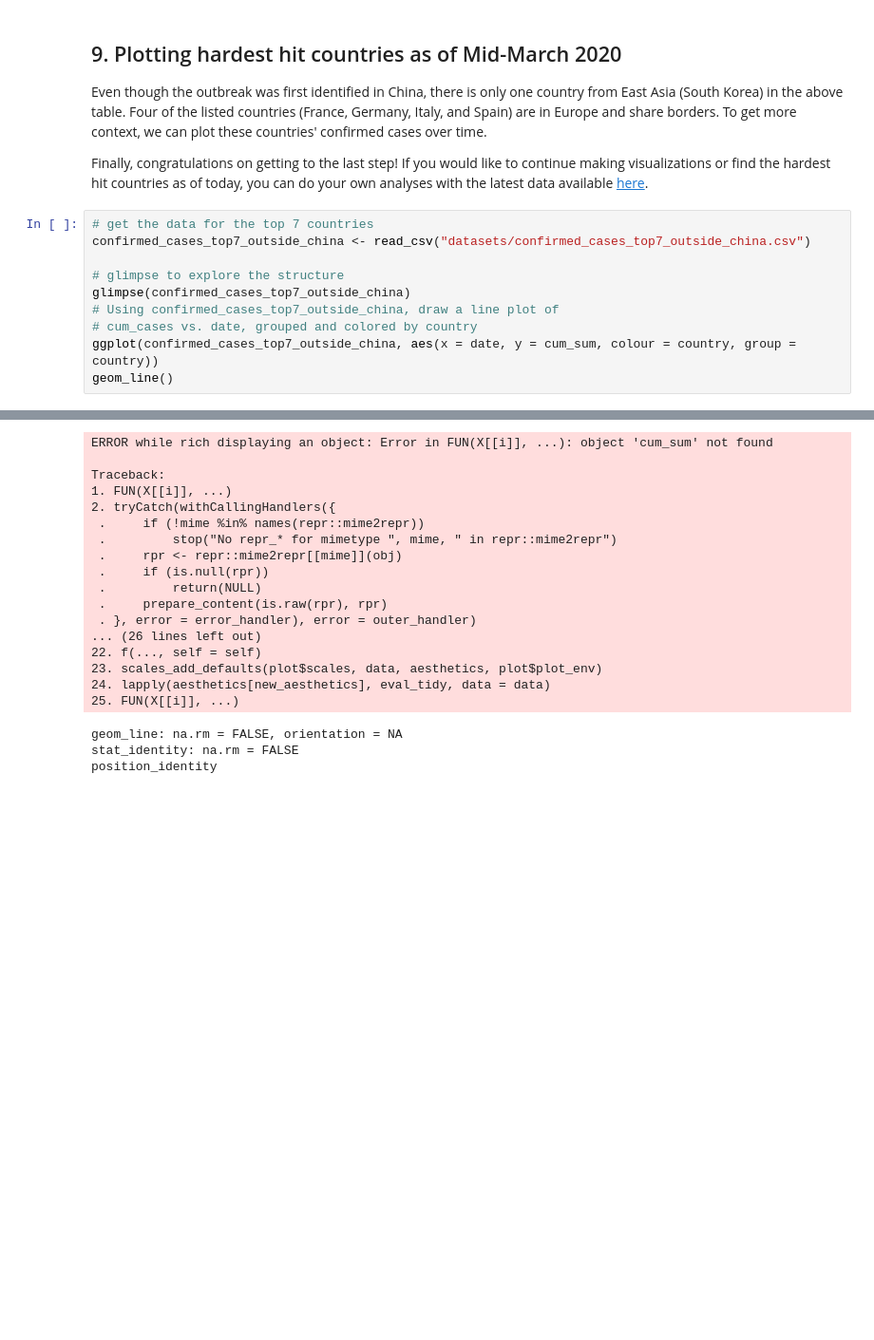
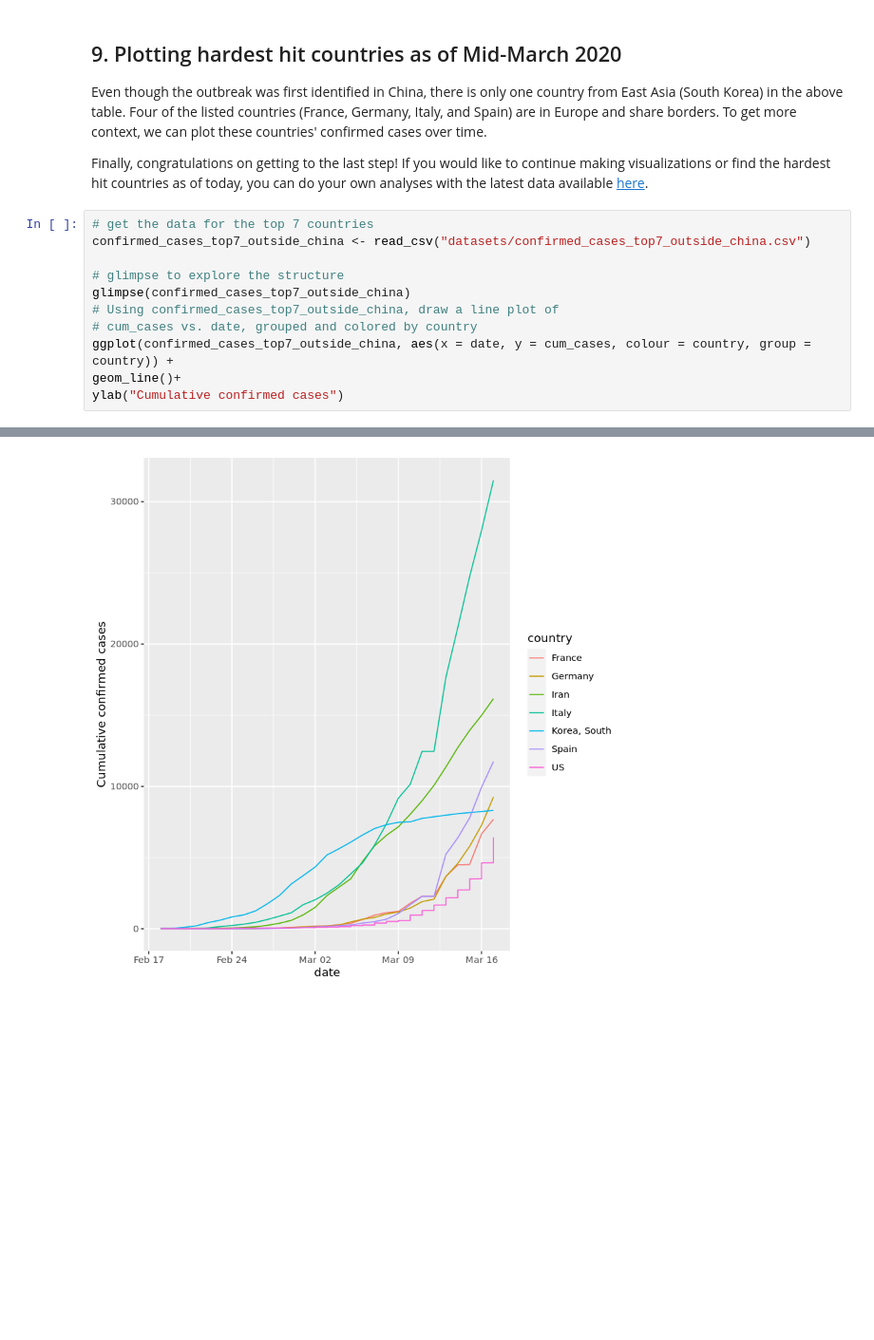
Before and after one commit to astham05/Covid19visualization, a Jupyter notebook: notebook.ipynb, the cells around one changed output, grey strips where cells are left out. Shown: that part at 95% size. Cells and saved outputs as stored; diff of their text form; blank space fills up the shorter version.

```diff
--- a/notebook.ipynb
+++ b/notebook.ipynb
@@ -210,43 +210,24 @@ A tibble: 7 x 2
 # %%
 # get the data for the top 7 countries
 confirmed_cases_top7_outside_china <- read_csv("datasets/confirmed_cases_top7_outside_china.csv")
 
 # glimpse to explore the structure
 glimpse(confirmed_cases_top7_outside_china)
 # Using confirmed_cases_top7_outside_china, draw a line plot of
 # cum_cases vs. date, grouped and colored by country
-ggplot(confirmed_cases_top7_outside_china, aes(x = date, y = cum_sum, colour = country, group = country))
-geom_line()
+ggplot(confirmed_cases_top7_outside_china, aes(x = date, y = cum_cases, colour = country, group = country)) +
+geom_line()+
+ylab("Cumulative confirmed cases")
 # %% [output]
 Parsed with column specification:
 cols(
   country = col_character(),
   date = col_date(format = ""),
   cum_cases = col_double()
 )
 Observations: 2,030
 Variables: 3
 $ country   <chr> "Germany", "Iran", "Italy", "Korea, South", "Spain", "US"...
 $ date      <date> 2020-02-18, 2020-02-18, 2020-02-18, 2020-02-18, 2020-02-...
 $ cum_cases <dbl> 16, 0, 3, 31, 2, 13, 13, 13, 13, 13, 13, 13, 13, 13, 13, ...
-ERROR while rich displaying an object: Error in FUN(X[[i]], ...): object 'cum_sum' not found
-
-Traceback:
-1. FUN(X[[i]], ...)
-2. tryCatch(withCallingHandlers({
- .     if (!mime %in% names(repr::mime2repr))
- .         stop("No repr_* for mimetype ", mime, " in repr::mime2repr")
- .     rpr <- repr::mime2repr[[mime]](obj)
- .     if (is.null(rpr))
- .         return(NULL)
- .     prepare_content(is.raw(rpr), rpr)
- . }, error = error_handler), error = outer_handler)
-... (26 lines left out)
-22. f(..., self = self)
-23. scales_add_defaults(plot$scales, data, aesthetics, plot$plot_env)
-24. lapply(aesthetics[new_aesthetics], eval_tidy, data = data)
-25. FUN(X[[i]], ...)
-geom_line: na.rm = FALSE, orientation = NA
-stat_identity: na.rm = FALSE
-position_identity
-[figure, old version]
+[figure, new version]
```
